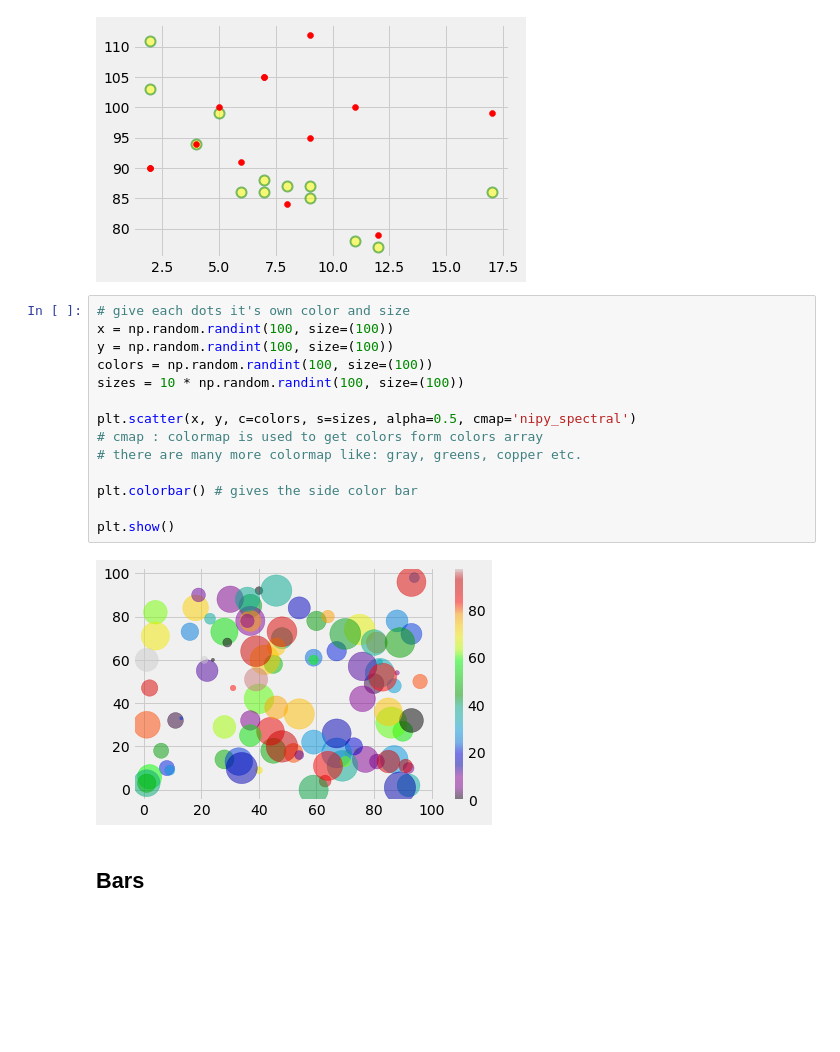
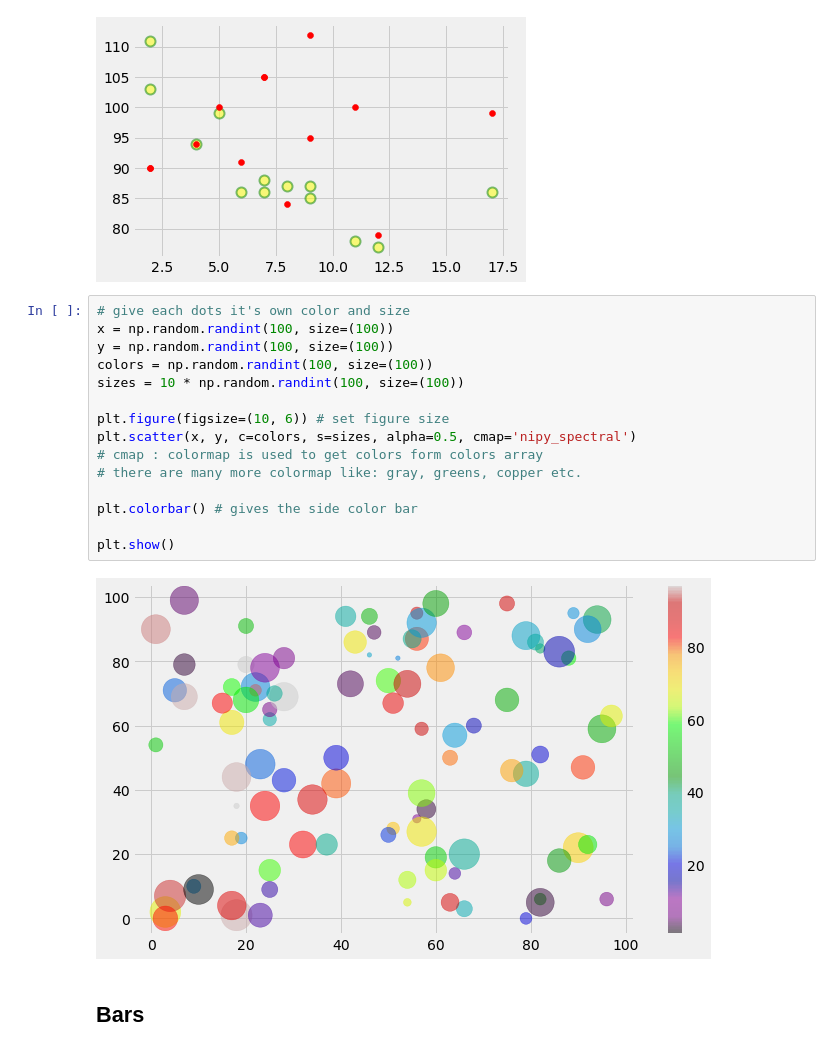
Before and after one commit to codernayeem/python-data-science-cheat-sheet, a Jupyter notebook: 3.1_matplotlib.ipynb, the cells around one changed output. Drawn from its saved outputs; the diff is of its cells as text; blank space fills up the shorter version.

Commit message:
Added figure size

```diff
--- a/3.1_matplotlib.ipynb
+++ b/3.1_matplotlib.ipynb
@@ -194,19 +194,20 @@ plt.show()
 # %%
 # give each dots it's own color and size
 x = np.random.randint(100, size=(100))
 y = np.random.randint(100, size=(100))
 colors = np.random.randint(100, size=(100))
 sizes = 10 * np.random.randint(100, size=(100))
 
+plt.figure(figsize=(10, 6)) # set figure size
 plt.scatter(x, y, c=colors, s=sizes, alpha=0.5, cmap='nipy_spectral')
 # cmap : colormap is used to get colors form colors array
 # there are many more colormap like: gray, greens, copper etc.
 
 plt.colorbar() # gives the side color bar
 
 plt.show()
 # %% [output]
-[figure, old version]
+[figure, new version]
 # %% [markdown]
 ## Bars
 # %%
```
Also changed, not shown: parts of 3 cells of this notebook.
